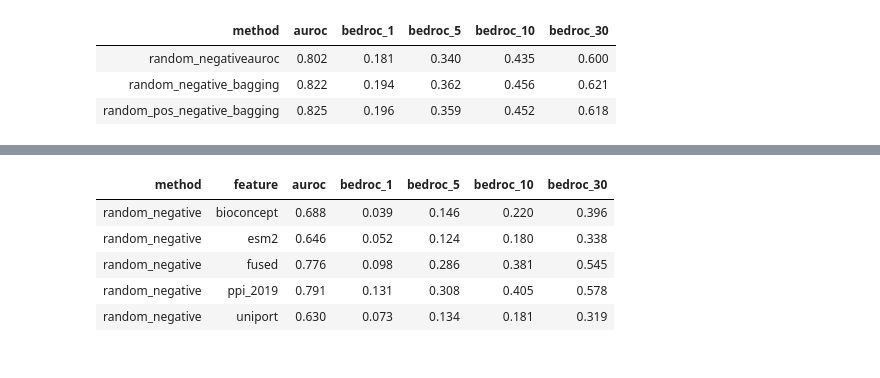
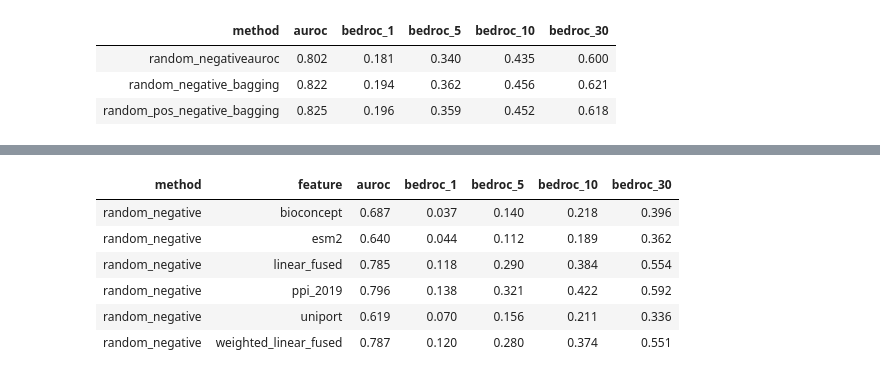
Before and after one commit to ZiyuZhang1/svm, a Jupyter notebook: codes/results_analysis_clear.ipynb, the cells around one changed output, grey strips where cells are left out. Drawn from its saved outputs; the diff is of its cells as text; code cells hidden in the pictures.

Commit message:
weighted_version_fuse

```diff
--- a/codes/results_analysis_clear.ipynb
+++ b/codes/results_analysis_clear.ipynb
@@ -312,12 +324,13 @@ disease_catygory(ppi_2017)
 | 6 | random_negative_bagging | 0.639000 | 0.028000 | 0.067000 | 0.119000 | 0.307000 | Mental and behavioural disorders |
 | 7 | random_negativeauroc | 0.530000 | 0.051000 | 0.079000 | 0.109000 | 0.213000 | Mental and behavioural disorders |
 # %%
-root = '/itf-fi-ml/shared/users/ziyuzh/svm/results/2019_fused_full'
-fused_2019 = show_table(root,fused = True)
+root = '/itf-fi-ml/shared/users/ziyuzh/svm/results/2019_fused_weight'
+fused_2019 = show_table(root,fused = True, input_weights = True)
 # %% [output]
 | method | feature | auroc | bedroc_1 | bedroc_5 | bedroc_10 | bedroc_30 |
-| random_negative | bioconcept | 0.688 | 0.039 | 0.146 | 0.220 | 0.396 |
-| random_negative | esm2 | 0.646 | 0.052 | 0.124 | 0.180 | 0.338 |
-| random_negative | fused | 0.776 | 0.098 | 0.286 | 0.381 | 0.545 |
-| random_negative | ppi_2019 | 0.791 | 0.131 | 0.308 | 0.405 | 0.578 |
-| random_negative | uniport | 0.630 | 0.073 | 0.134 | 0.181 | 0.319 |
+| random_negative | bioconcept | 0.687 | 0.037 | 0.140 | 0.218 | 0.396 |
+| random_negative | esm2 | 0.640 | 0.044 | 0.112 | 0.189 | 0.362 |
+| random_negative | linear_fused | 0.785 | 0.118 | 0.290 | 0.384 | 0.554 |
+| random_negative | ppi_2019 | 0.796 | 0.138 | 0.321 | 0.422 | 0.592 |
+| random_negative | uniport | 0.619 | 0.070 | 0.156 | 0.211 | 0.336 |
+| random_negative | weighted_linear_fused | 0.787 | 0.120 | 0.280 | 0.374 | 0.551 |
```
Also changed, not shown: parts of 9 cells of this notebook, 4 other files.
